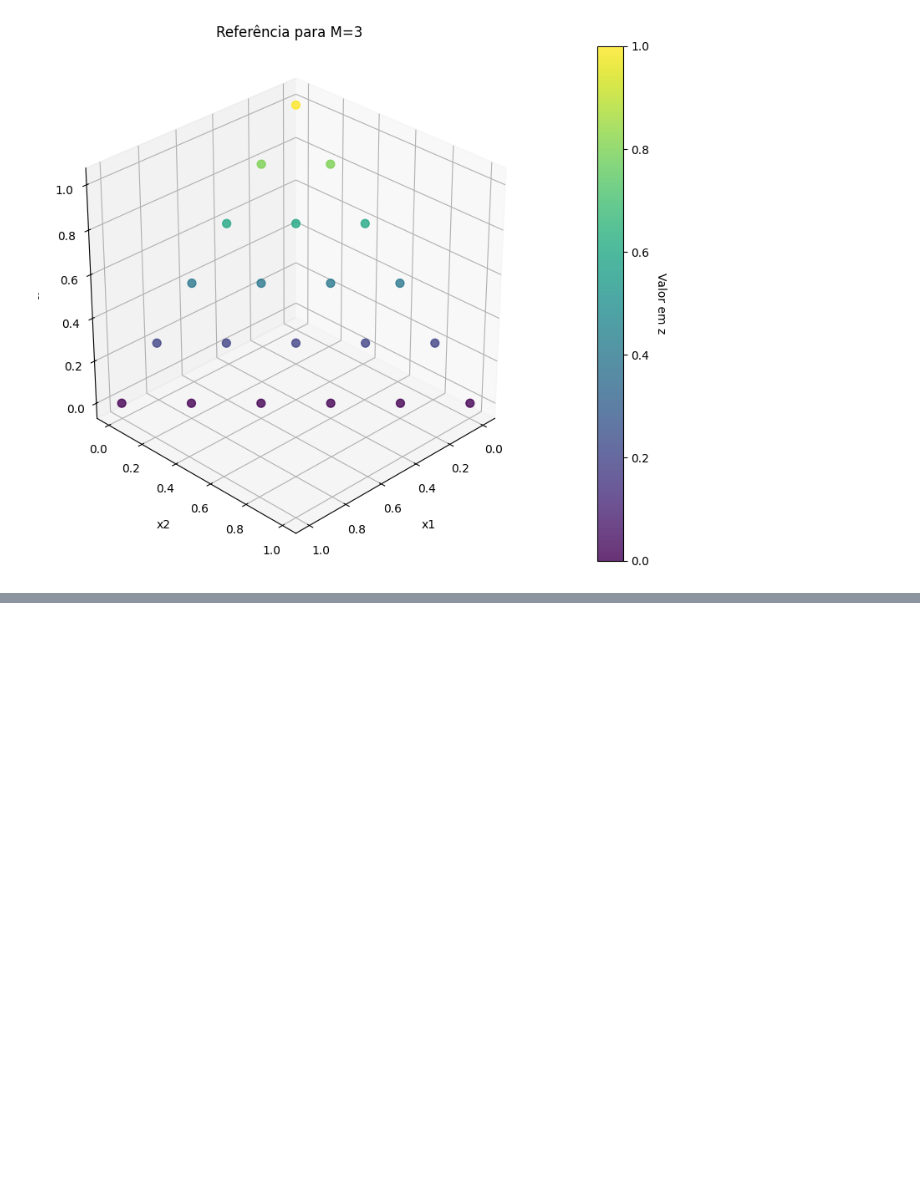
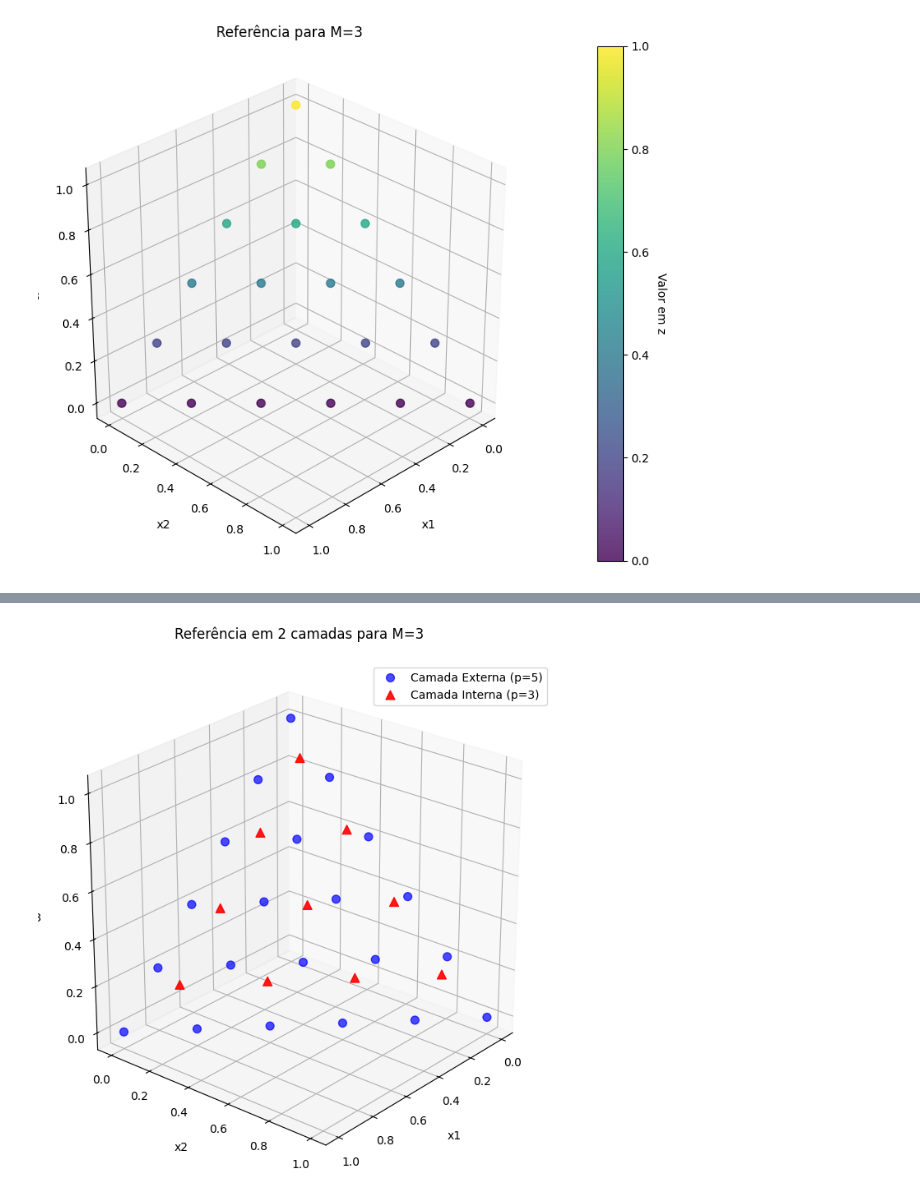
Before and after one commit to JunioCesarFerreira/NSGA-Studies, a Jupyter notebook: notebooks/basic/simplex-lattice-points.ipynb, the cells around one changed output, grey strips where cells are left out. Saved outputs shown, nothing was run; the diff lists cells and outputs as text; code cells hidden in the pictures; blank space fills up the shorter version.

```diff
--- a/notebooks/basic/simplex-lattice-points.ipynb
+++ b/notebooks/basic/simplex-lattice-points.ipynb
@@ -202,0 +250,59 @@ print(num_reference_points(6, 21))
+# %%
+import numpy as np
+import matplotlib.pyplot as plt
+
+# Função fornecida (malha Das-Dennis)
+def generate_reference_points(M, p):
+    def generate_recursive(points, num_objs, left, total, depth, current_point):
+        if depth == num_objs - 1:
+            current_point.append(left / total)
+            points.append(current_point.copy())
+            current_point.pop()
+        else:
+            for i in range(left + 1):
+                current_point.append(i / total)
+                generate_recursive(points, num_objs, left - i, total, depth + 1, current_point)
+                current_point.pop()
+    points = []
+    generate_recursive(points, M, p, p, 0, [])
+    return np.array(points)
+
+# --- Configuração ---
+M = 3
+p1 = 5   # divisões camada externa
+p2 = 3   # divisões camada interna
+
+# Camada externa
+points_outer = generate_reference_points(M, p1)
+
+# Camada interna + deslocamento NSGA-III
+points_inner = generate_reference_points(M, p2)
+shift = 1.0 / M
+points_inner_shifted = shift + (1 - shift) * points_inner
+
+# --- Plot 3D ---
+fig = plt.figure(figsize=(10, 8))
+ax = fig.add_subplot(111, projection='3d')
+
+# Camada externa (azul)
+ax.scatter(points_outer[:, 0], points_outer[:, 1], points_outer[:, 2],
+           c="blue", s=50, alpha=0.7, label=f"Camada Externa (p={p1})")
+
+# Camada interna (vermelho, deslocada)
+ax.scatter(points_inner_shifted[:, 0], points_inner_shifted[:, 1], points_inner_shifted[:, 2],
+           c="red", marker="^", s=60, alpha=0.9, label=f"Camada Interna (p={p2})")
+
+# Rótulos e título
+ax.set_xlabel('x1', labelpad=10)
+ax.set_ylabel('x2', labelpad=10)
+ax.set_zlabel('x3', labelpad=10)
+ax.set_title('Referência em 2 camadas para M=3', pad=20)
+
+# Visualização
+ax.view_init(elev=25, azim=40)
+ax.grid(True, linestyle='--', alpha=0.6)
+ax.set_box_aspect([1, 1, 1])
+ax.legend()
+plt.show()
+# %% [output]
+[figure, added]
```
Also changed, not shown: parts of 2 cells of this notebook, 1 other file.
